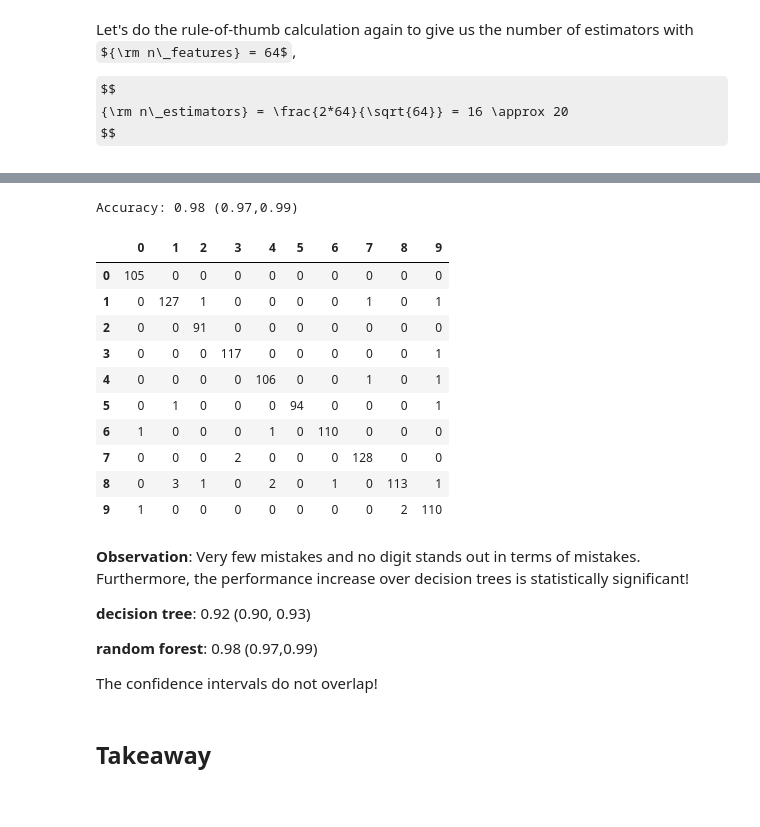
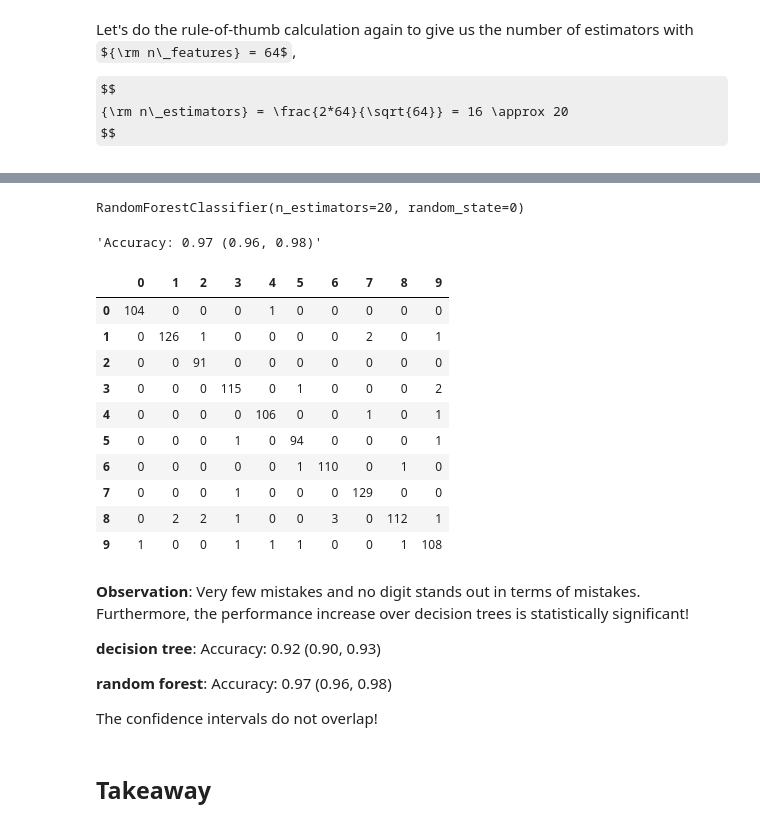
Before and after one commit to lutzhamel/CSC310, a Jupyter notebook: notes/23a-ensemble.ipynb, the cells around one changed output, grey strips where cells are left out. Cells and saved outputs as stored; diff of their text form; code cells hidden in the pictures; some formulas as TeX source.

```diff
--- a/notes/23a-ensemble.ipynb
+++ b/notes/23a-ensemble.ipynb
@@ -251,23 +202,0 @@ Grid Search: best parameters: {'max_depth': 12}
-# %%
-# Evaluate the best model
-acc = best_model.score(X_test,y_test)
-lb,ub = classification_confint(acc,X_test.shape[0])
-print("Accuracy: {:3.2f} ({:3.2f},{:3.2f})".format(acc,lb,ub))
-# %% [output]
-Accuracy: 0.98 (0.97,0.99)
-# %%
-# build the confusion matrix
-cm = pd.DataFrame(confusion_matrix(y_test, best_model.predict(X_test)))
-cm
-# %% [output]
-|  | 0 | 1 | 2 | 3 | 4 | 5 | 6 | 7 | 8 | 9 |
-| 0 | 105 | 0 | 0 | 0 | 0 | 0 | 0 | 0 | 0 | 0 |
-| 1 | 0 | 127 | 1 | 0 | 0 | 0 | 0 | 1 | 0 | 1 |
-| 2 | 0 | 0 | 91 | 0 | 0 | 0 | 0 | 0 | 0 | 0 |
-| 3 | 0 | 0 | 0 | 117 | 0 | 0 | 0 | 0 | 0 | 1 |
-| 4 | 0 | 0 | 0 | 0 | 106 | 0 | 0 | 1 | 0 | 1 |
-| 5 | 0 | 1 | 0 | 0 | 0 | 94 | 0 | 0 | 0 | 1 |
-| 6 | 1 | 0 | 0 | 0 | 1 | 0 | 110 | 0 | 0 | 0 |
-| 7 | 0 | 0 | 0 | 2 | 0 | 0 | 0 | 128 | 0 | 0 |
-| 8 | 0 | 3 | 1 | 0 | 2 | 0 | 1 | 0 | 113 | 1 |
-| 9 | 1 | 0 | 0 | 0 | 0 | 0 | 0 | 0 | 2 | 110 |
@@ -274,9 +209,31 @@ cm
+# %%
+model.fit(X_train, y_train)
+# %% [output]
+RandomForestClassifier(n_estimators=20, random_state=0)
+# %%
+dsutils.acc_score(model, X_test, y_test, as_string=True)
+# %% [output]
+'Accuracy: 0.97 (0.96, 0.98)'
+# %%
+dsutils.confusion_matrix(model, X_test, y_test)
+# %% [output]
+|  | 0 | 1 | 2 | 3 | 4 | 5 | 6 | 7 | 8 | 9 |
+| 0 | 104 | 0 | 0 | 0 | 1 | 0 | 0 | 0 | 0 | 0 |
+| 1 | 0 | 126 | 1 | 0 | 0 | 0 | 0 | 2 | 0 | 1 |
+| 2 | 0 | 0 | 91 | 0 | 0 | 0 | 0 | 0 | 0 | 0 |
+| 3 | 0 | 0 | 0 | 115 | 0 | 1 | 0 | 0 | 0 | 2 |
+| 4 | 0 | 0 | 0 | 0 | 106 | 0 | 0 | 1 | 0 | 1 |
+| 5 | 0 | 0 | 0 | 1 | 0 | 94 | 0 | 0 | 0 | 1 |
+| 6 | 0 | 0 | 0 | 0 | 0 | 1 | 110 | 0 | 1 | 0 |
+| 7 | 0 | 0 | 0 | 1 | 0 | 0 | 0 | 129 | 0 | 0 |
+| 8 | 0 | 2 | 2 | 1 | 0 | 0 | 3 | 0 | 112 | 1 |
+| 9 | 1 | 0 | 0 | 1 | 1 | 1 | 0 | 0 | 1 | 108 |
 # %% [markdown]
 **Observation**: Very few mistakes and no digit stands out in terms of mistakes.  Furthermore, the performance increase over decision trees is statistically significant!
 
-**decision tree**: 0.92 (0.90, 0.93)
+**decision tree**: Accuracy: 0.92 (0.90, 0.93)
 
-**random forest**: 0.98 (0.97,0.99)
+**random forest**: Accuracy: 0.97 (0.96, 0.98)
 
 The confidence intervals do not overlap!
 # %% [markdown]
```
Also changed, not shown: parts of 31 cells of this notebook, 2 other files.
